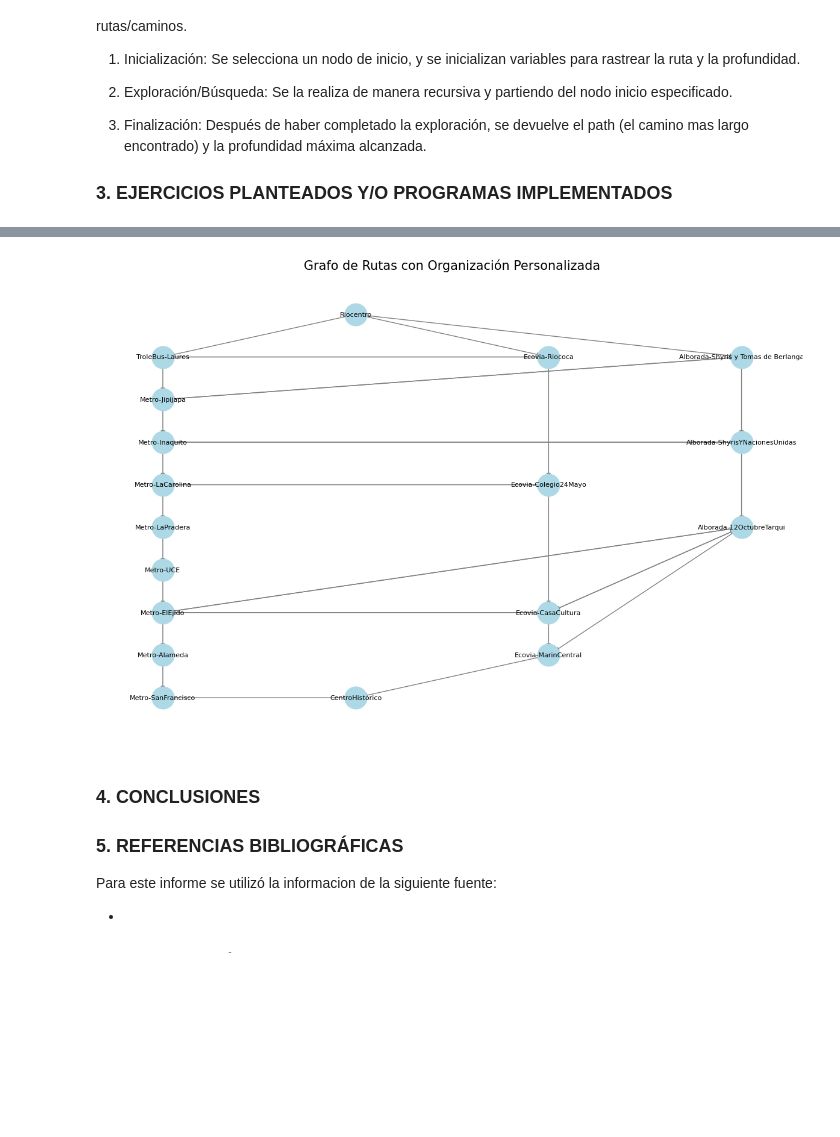
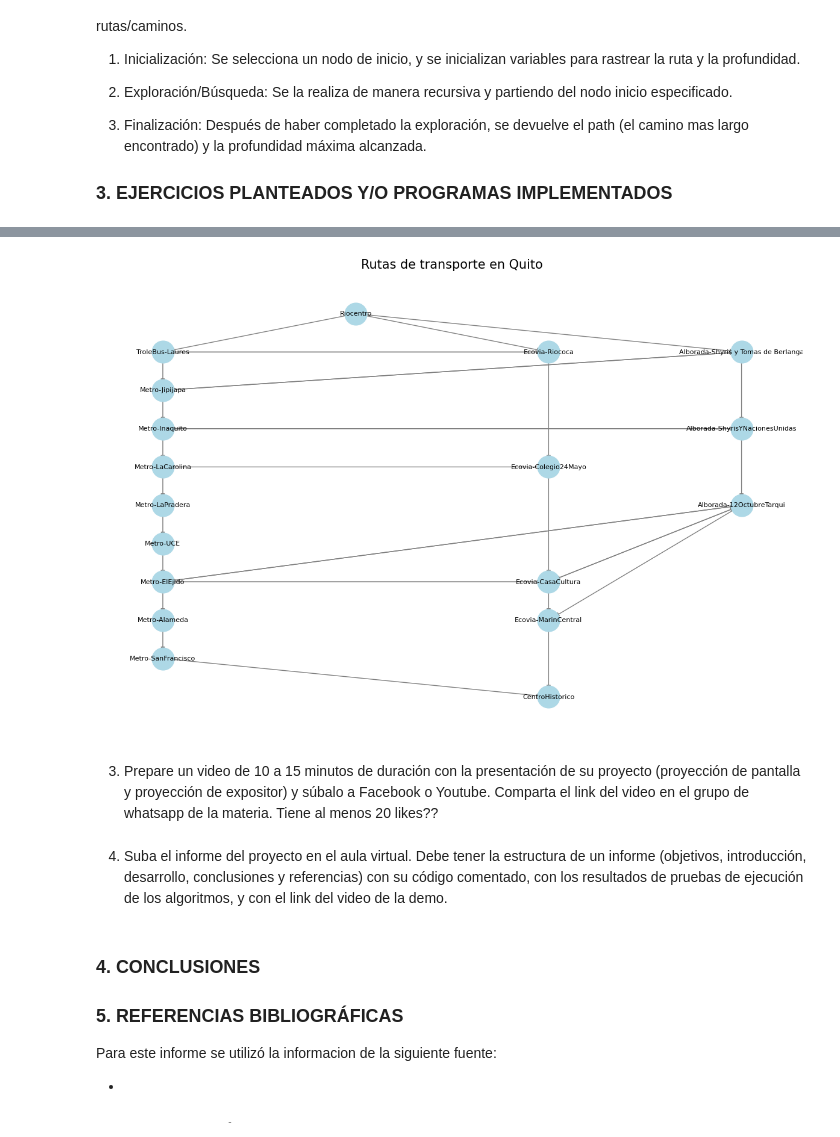
Before and after one commit to carol230/ProyectoEDAIIUno, a Jupyter notebook: InformeProyecto.ipynb, the cells around one changed output, grey strips where cells are left out. Cells and saved outputs as stored; diff of their text form; code cells hidden in the pictures; blank space fills up the shorter version.

Commit message:
informeUpdatePunto2

```diff
--- a/InformeProyecto.ipynb
+++ b/InformeProyecto.ipynb
@@ -76,7 +236,6 @@ Por otro lado, el algoritmo DFS explora tan lejos como sea posible a partir de c
 import networkx as nx
 import matplotlib.pyplot as plt
 
-# Definición del grafo
 grafo_dict = {
     'Riocentro': ['TroleBus-Laures', 'Ecovia-Riococa', 'Alborada-Shyris y Tomas de Berlanga'],
     'TroleBus-Laures': ['Metro-Jipijapa', 'Ecovia-Riococa'],
@@ -94,7 +253,8 @@ grafo_dict = {
     'Ecovia-MarinCentral': ['CentroHistorico'],
     'Metro-UCE': ['Metro-ElEjido'],
     'Metro-Alameda': ['Metro-SanFrancisco'],
-    'Metro-SanFrancisco': ['CentroHistorico']
+    'Metro-SanFrancisco': ['CentroHistorico'],
+    'CentroHistorico': []
 }
 
 G = nx.DiGraph()
@@ -106,36 +266,42 @@ for nodo, vecinos in grafo_dict.items():
 pos = {
     'Riocentro': (0, 5),
     'TroleBus-Laures': (-1, 4),
     'Ecovia-Riococa': (1, 4),
     'Alborada-Shyris y Tomas de Berlanga': (2, 4),
     'Metro-Jipijapa': (-1, 3),
     'Metro-Inaquito': (-1, 2),
     'Metro-LaCarolina': (-1, 1),
     'Metro-LaPradera': (-1, 0),
     'Metro-UCE': (-1, -1),
     'Metro-ElEjido': (-1, -2),
     'Metro-Alameda': (-1, -3),
     'Metro-SanFrancisco': (-1, -4),
     'CentroHistorico': (0, -4),
     'Ecovia-Colegio24Mayo': (1, 1),
     'Ecovia-CasaCultura': (1, -2),
     'Ecovia-MarinCentral': (1, -3),
     'Alborada-ShyrisYNacionesUnidas': (2, 2),
-    'Alborada-12OctubreTarqui': (2, 0)
+    'Alborada-12OctubreTarqui': (2, 0),
+    'CentroHistorico': (1,-5)
 }
 
 plt.figure(figsize=(15, 10))
 
 nx.draw_networkx_nodes(G, pos, node_color='lightblue', node_size=700)
 nx.draw_networkx_labels(G, pos, font_size=8, font_color='black')
 
 nx.draw_networkx_edges(G, pos, edge_color='gray', arrows=True)
 
-plt.title("Grafo de Rutas con Organización Personalizada", fontsize=15)
+plt.title("Rutas de transporte en Quito", fontsize=15)
 plt.axis('off')
 plt.show()
 # %% [output]
-[figure, old version]
+[figure, new version]
+# %% [markdown]
+
+3. Prepare un video de 10 a 15 minutos de duración con la presentación de su proyecto (proyección de pantalla y proyección de expositor) y súbalo a Facebook o Youtube. Comparta el link del video en el grupo de whatsapp de la materia. Tiene al menos 20 likes??
+# %% [markdown]
+4. Suba el informe del proyecto en el aula virtual. Debe tener la estructura de un informe (objetivos, introducción, desarrollo, conclusiones y referencias) con su código comentado, con los resultados de pruebas de ejecución de los algoritmos, y con el link del video de la demo.
 # %% [markdown]
 ### 4. CONCLUSIONES
 
```
Also changed, not shown: parts of 8 cells of this notebook.
